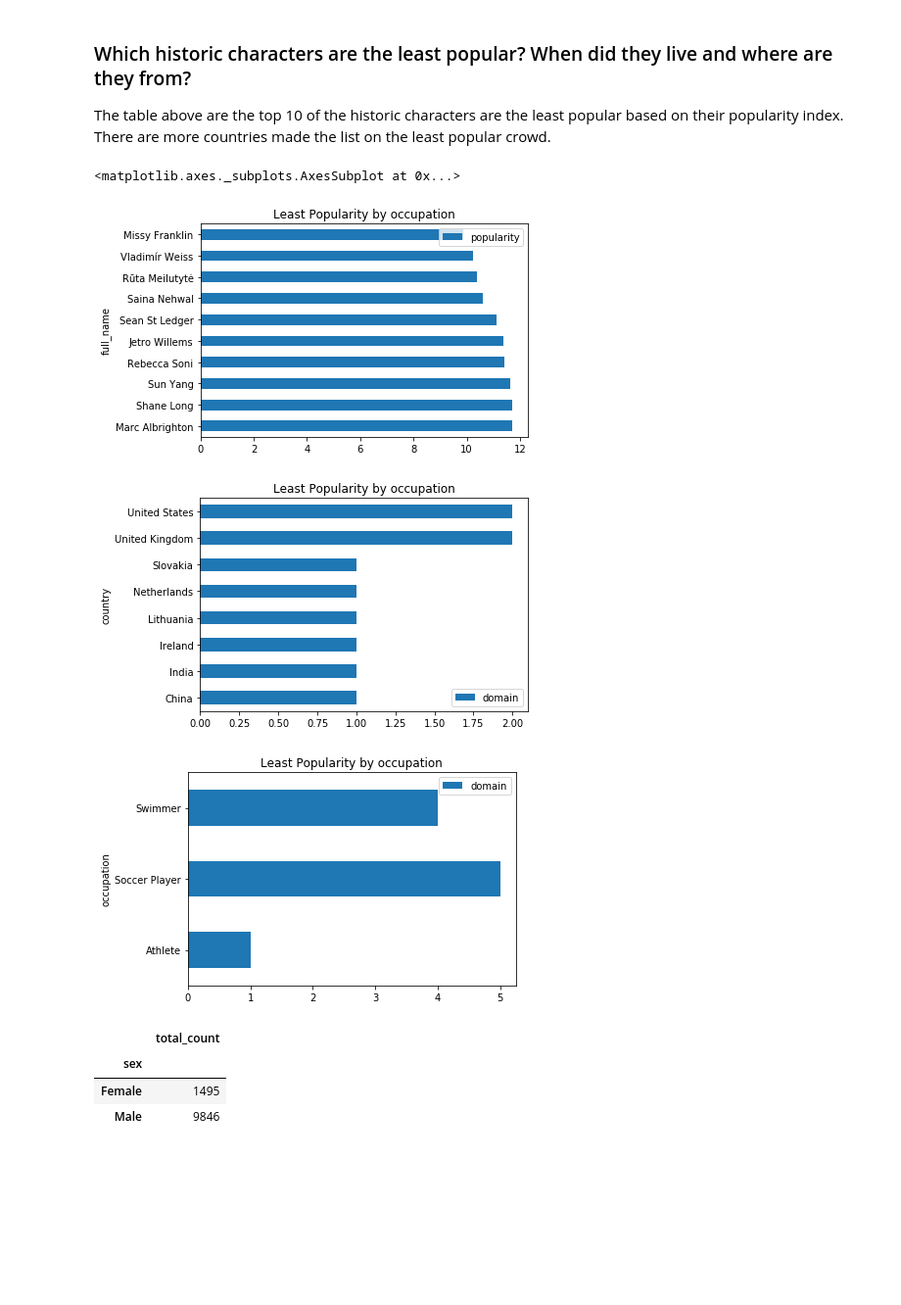
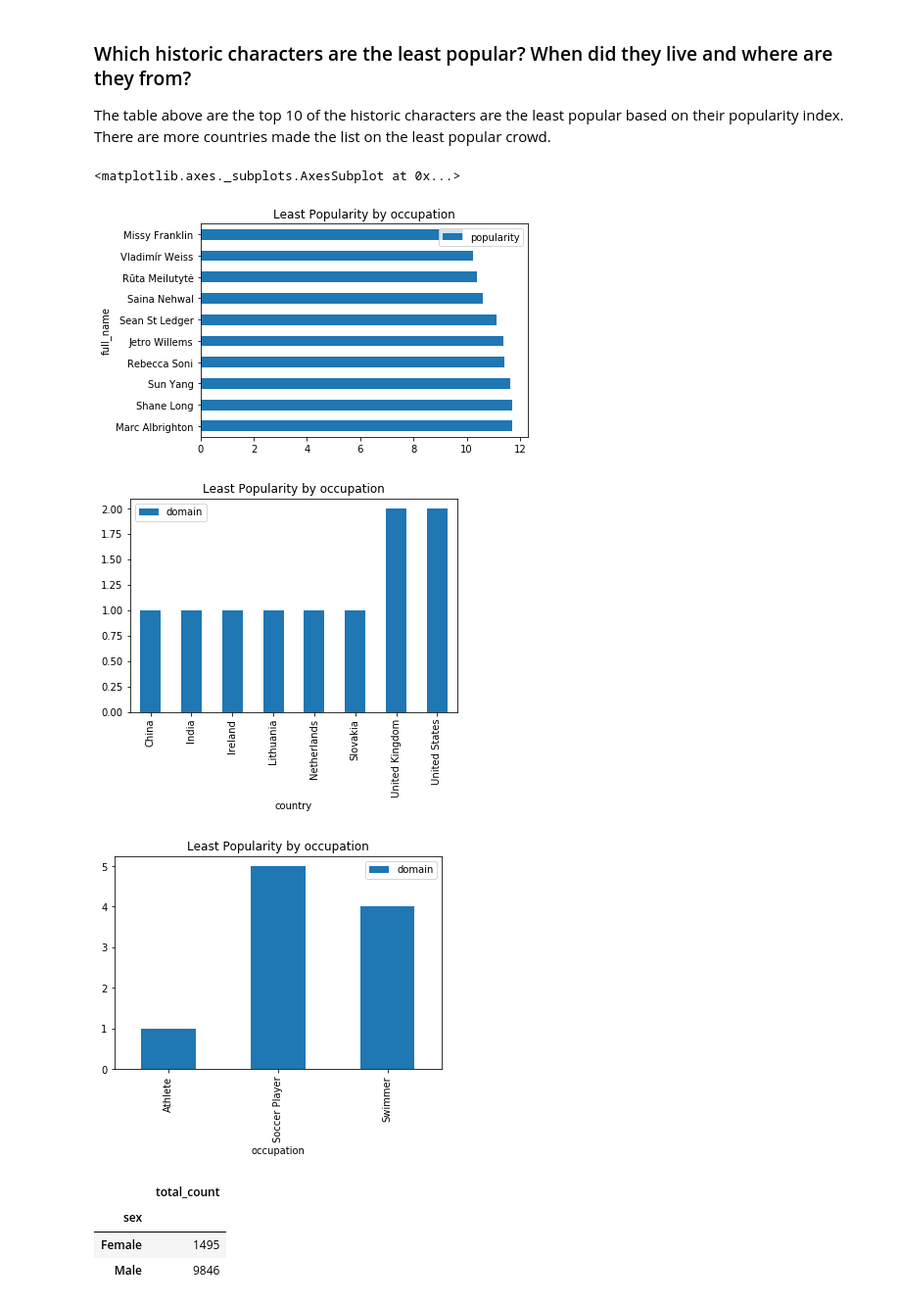
Before and after one commit to tbahng/ist652-final_project, a Jupyter notebook: Final_Project_Report.ipynb, the cells around one changed output. Shown at 98% size. Saved outputs shown, nothing was run; the diff lists cells and outputs as text; code cells hidden in the pictures; blank space fills up the shorter version.

```diff
--- a/Final_Project_Report.ipynb
+++ b/Final_Project_Report.ipynb
@@ -312,13 +315,13 @@ dfTopLeastPopular
 The table above are the top 10 of the historic characters are the least popular based on their popularity index. There are more countries made the list on the least popular crowd.
 # %%
 pd.DataFrame(dfTopLeastPopular.groupby(['full_name'])['popularity'].sum()).sort_values(by = ['popularity'], ascending = False).plot.barh(title="Least Popularity by occupation")
-pd.DataFrame(dfTopLeastPopular.groupby(['country'])['domain'].count()).plot.barh(title="Least Popularity by occupation")
-pd.DataFrame(dfTopLeastPopular.groupby(['occupation'])['domain'].count()).plot.barh(title="Least Popularity by occupation")
+pd.DataFrame(dfTopLeastPopular.groupby(['country'])['domain'].count()).plot.bar(title="Least Popularity by occupation")
+pd.DataFrame(dfTopLeastPopular.groupby(['occupation'])['domain'].count()).plot.bar(title="Least Popularity by occupation")
 # %% [output]
 <matplotlib.axes._subplots.AxesSubplot at 0x...>
 [figure]
-[figure, old version]
+[figure, new version]
-[figure, old version]
+[figure, new version]
 # %%
 dfTotalBySex = pd.DataFrame(dfCleanData.groupby(['sex'])['article_id'].count())
 dfTotalBySex.rename(columns={'article_id': 'total_count'}, inplace=True)
```
Also changed, not shown: parts of 3 cells of this notebook.
